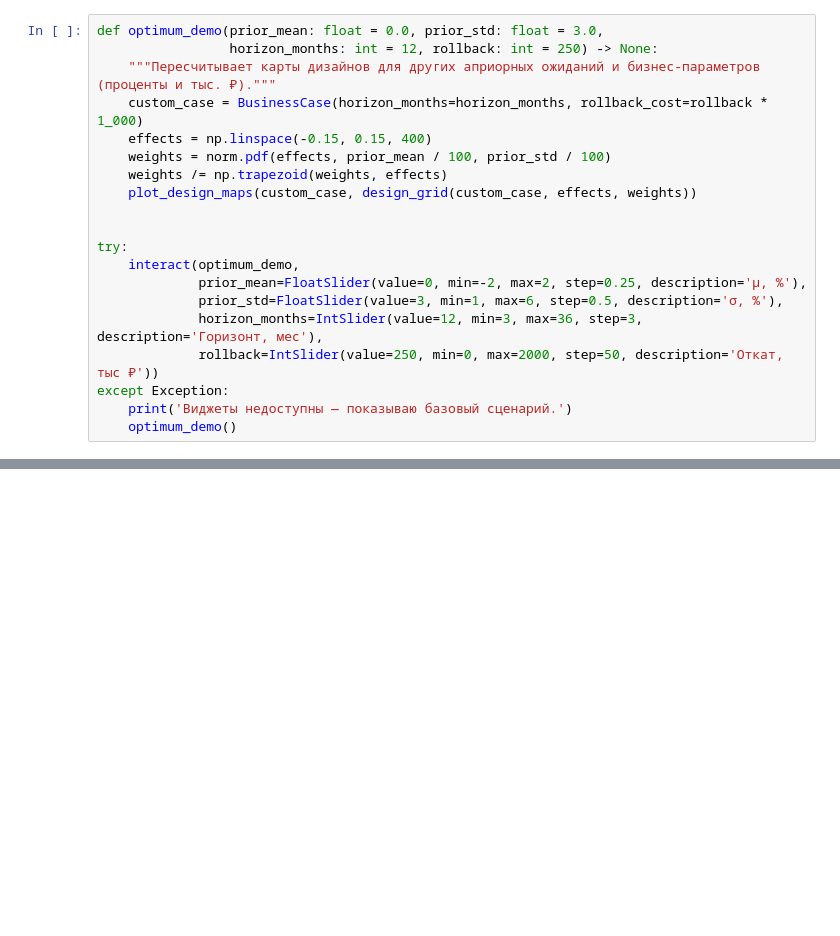
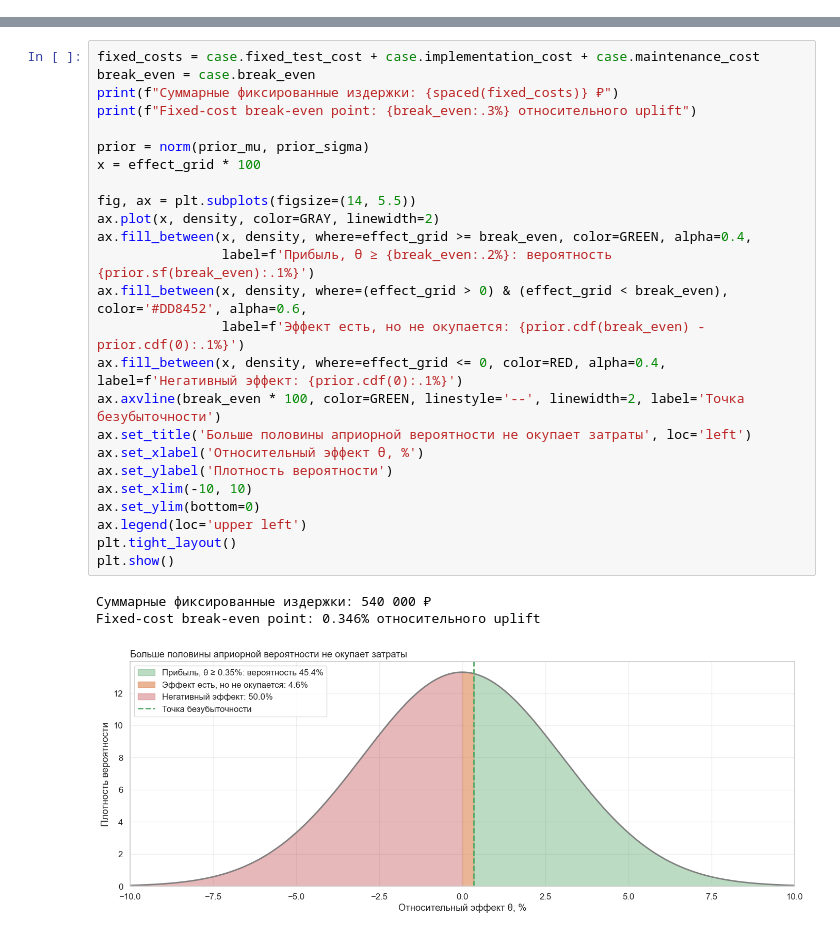
Before and after one commit to Alberelloo/AITH-2026-Hypothesis-Testing-Workshop, a Jupyter notebook: 01. Стоит ли тестировать и на чём измерять/lesson.ipynb, the cells around one changed output, grey strips where cells are left out. Saved outputs shown, nothing was run; the diff lists cells and outputs as text; blank space fills up the shorter version.

Commit message:
meeting-1: взять лекцию I.06 как есть, переименовать в «Стоит ли тестировать»

```diff
--- a/01. Стоит ли тестировать и на чём измерять/lesson.ipynb
+++ b/01. Стоит ли тестировать и на чём измерять/lesson.ipynb
@@ -666,20 +0,0 @@ plot_design_maps(case, grid, {f'Стандартный дизайн: n = {spaced
-# %%
-def optimum_demo(prior_mean: float = 0.0, prior_std: float = 3.0,
-                 horizon_months: int = 12, rollback: int = 250) -> None:
-    """Пересчитывает карты дизайнов для других априорных ожиданий и бизнес-параметров (проценты и тыс. ₽)."""
-    custom_case = BusinessCase(horizon_months=horizon_months, rollback_cost=rollback * 1_000)
-    effects = np.linspace(-0.15, 0.15, 400)
-    weights = norm.pdf(effects, prior_mean / 100, prior_std / 100)
-    weights /= np.trapezoid(weights, effects)
-    plot_design_maps(custom_case, design_grid(custom_case, effects, weights))
-
-
-try:
-    interact(optimum_demo,
-             prior_mean=FloatSlider(value=0, min=-2, max=2, step=0.25, description='μ, %'),
-             prior_std=FloatSlider(value=3, min=1, max=6, step=0.5, description='σ, %'),
-             horizon_months=IntSlider(value=12, min=3, max=36, step=3, description='Горизонт, мес'),
-             rollback=IntSlider(value=250, min=0, max=2000, step=50, description='Откат, тыс ₽'))
-except Exception:
-    print('Виджеты недоступны — показываю базовый сценарий.')
-    optimum_demo()
@@ -927,0 +219,29 @@ print(f"Это {(weeks / case.horizon_weeks):.1%} горизонта плани
+# %%
+fixed_costs = case.fixed_test_cost + case.implementation_cost + case.maintenance_cost
+break_even = case.break_even
+print(f"Суммарные фиксированные издержки: {spaced(fixed_costs)} ₽")
+print(f"Fixed-cost break-even point: {break_even:.3%} относительного uplift")
+
+prior = norm(prior_mu, prior_sigma)
+x = effect_grid * 100
+
+fig, ax = plt.subplots(figsize=(14, 5.5))
+ax.plot(x, density, color=GRAY, linewidth=2)
+ax.fill_between(x, density, where=effect_grid >= break_even, color=GREEN, alpha=0.4,
+                label=f'Прибыль, θ ≥ {break_even:.2%}: вероятность {prior.sf(break_even):.1%}')
+ax.fill_between(x, density, where=(effect_grid > 0) & (effect_grid < break_even), color='#DD8452', alpha=0.6,
+                label=f'Эффект есть, но не окупается: {prior.cdf(break_even) - prior.cdf(0):.1%}')
+ax.fill_between(x, density, where=effect_grid <= 0, color=RED, alpha=0.4, label=f'Негативный эффект: {prior.cdf(0):.1%}')
+ax.axvline(break_even * 100, color=GREEN, linestyle='--', linewidth=2, label='Точка безубыточности')
+ax.set_title('Больше половины априорной вероятности не окупает затраты', loc='left')
+ax.set_xlabel('Относительный эффект θ, %')
+ax.set_ylabel('Плотность вероятности')
+ax.set_xlim(-10, 10)
+ax.set_ylim(bottom=0)
+ax.legend(loc='upper left')
+plt.tight_layout()
+plt.show()
+# %% [output]
+Суммарные фиксированные издержки: 540 000 ₽
+Fixed-cost break-even point: 0.346% относительного uplift
+[figure, added]
```
Also changed, not shown: parts of 125 cells of this notebook, 1 other file.
